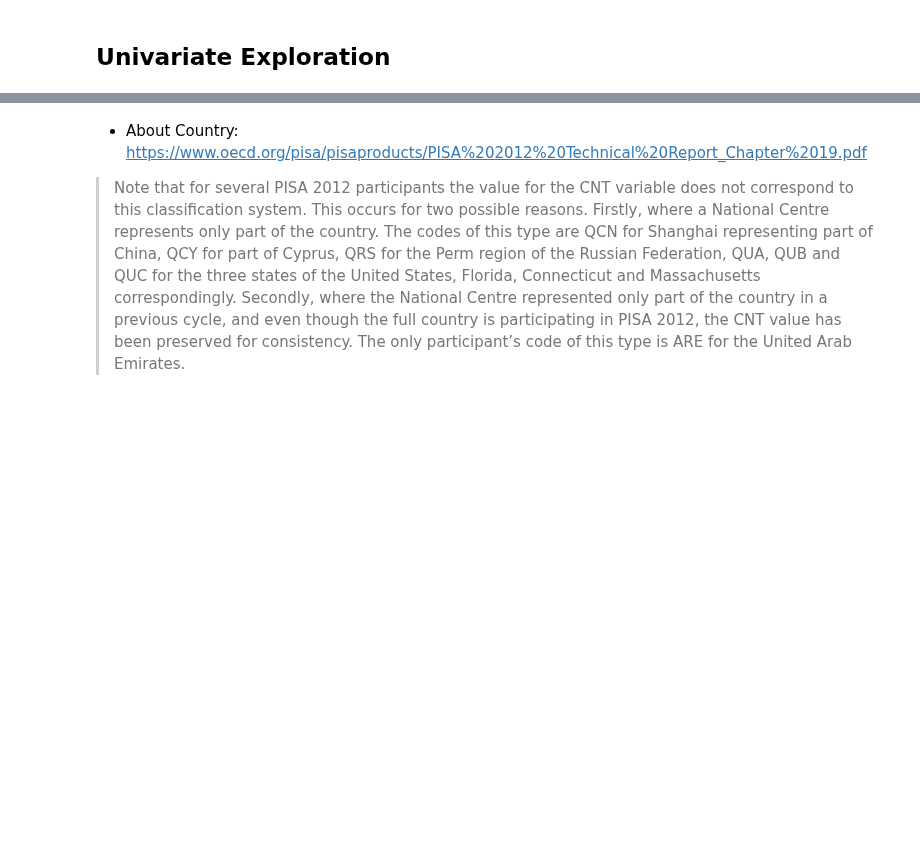
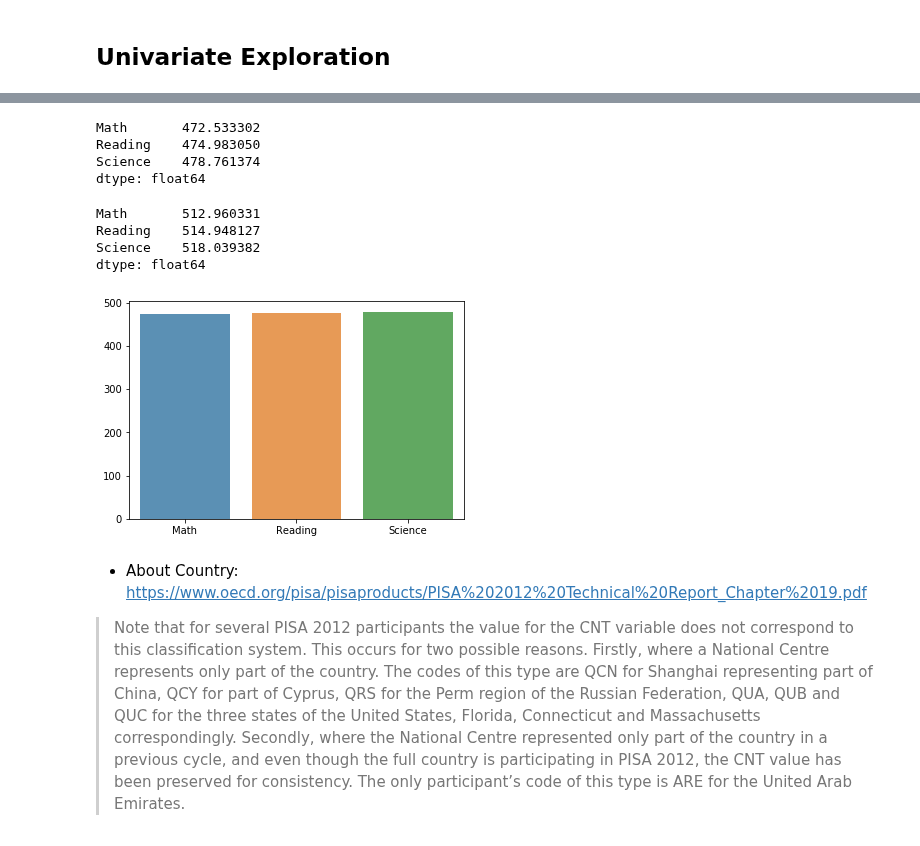
Before and after one commit to Steve-Choi/DAND, a Jupyter notebook: Communicate-Data-Findings/Communicate-Data-Findings.ipynb, the cells around one changed output, grey strips where cells are left out. Drawn from its saved outputs; the diff is of its cells as text; code cells hidden in the pictures; blank space fills up the shorter version.

```diff
--- a/Communicate-Data-Findings/Communicate-Data-Findings.ipynb
+++ b/Communicate-Data-Findings/Communicate-Data-Findings.ipynb
@@ -225,3 +198,23 @@ Index(['Mexico', 'Italy', 'Spain', 'Canada', 'Brazil', 'Australia',
+# %%
+perf_world = np.mean(df[df['Country'] != 'Canada'].iloc[:, 13:16])
+perf_world
+# %% [output]
+Math       472.533302
+Reading    474.983050
+Science    478.761374
+dtype: float64
+# %%
+perf_can = np.mean(df[df['Country'] == 'Canada'].iloc[:, 13:16])
+perf_can
+# %% [output]
+Math       512.960331
+Reading    514.948127
+Science    518.039382
+dtype: float64
+# %%
+sns.barplot(x=perf_world.index, y=perf_world, alpha=0.8);
+# %% [output]
+[figure, added]
 # %% [markdown]
 - About Country: https://www.oecd.org/pisa/pisaproducts/PISA%202012%20Technical%20Report_Chapter%2019.pdf
 
```
Also changed, not shown: parts of 6 cells of this notebook.
